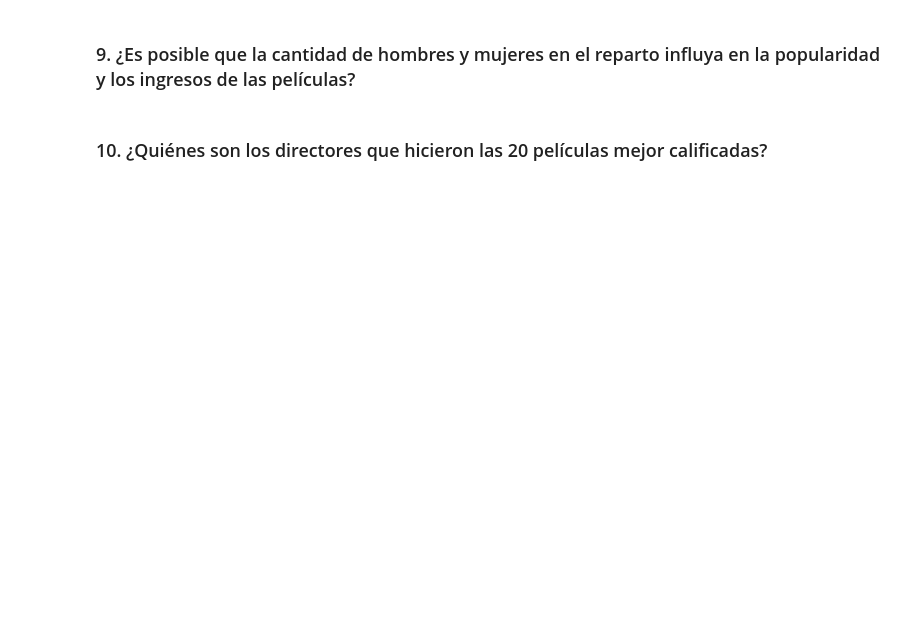
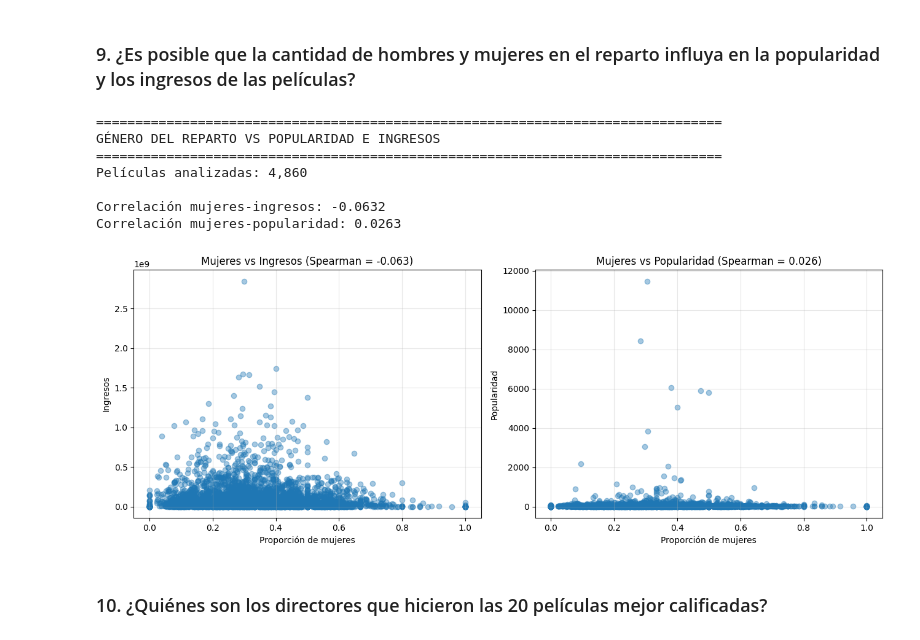
Before and after one commit to jcdiegolopez/MD-LAB01, a Jupyter notebook: main.ipynb, the cells around one changed output. Drawn from its saved outputs; the diff is of its cells as text; code cells hidden in the pictures; blank space fills up the shorter version.

```diff
--- a/main.ipynb
+++ b/main.ipynb
@@ -1391,5 +1208,55 @@ El tamaño promedio del elenco disminuyó 6.93 actores
 # %% [markdown]
 ### 9. ¿Es posible que la cantidad de hombres y mujeres en el reparto influya en la popularidad y los ingresos de las películas?
+# %%
+# 9. ¿Influye el género del reparto en la popularidad e ingresos?
+df9 = datos[
+    (datos['castWomenAmount'] >= 0) &
+    (datos['castMenAmount'] >= 0) &
+    (datos['revenue'] > 0) &
+    (datos['popularity'] > 0)
+].copy()
+
+df9['total_actores'] = df9['castWomenAmount'] + df9['castMenAmount']
+df9 = df9[(df9['total_actores'] > 0) & (df9['total_actores'] <= 50)]
+df9['proporcion_mujeres'] = df9['castWomenAmount'] / df9['total_actores']
+
+print("=" * 80)
+print("GÉNERO DEL REPARTO VS POPULARIDAD E INGRESOS")
+print("=" * 80)
+print(f"Películas analizadas: {len(df9):,}")
+
+# Correlaciones
+corr_ingresos, _ = spearmanr(df9['proporcion_mujeres'], df9['revenue'])
+corr_popularidad, _ = spearmanr(df9['proporcion_mujeres'], df9['popularity'])
+print(f"\nCorrelación mujeres-ingresos: {corr_ingresos:.4f}")
+print(f"Correlación mujeres-popularidad: {corr_popularidad:.4f}")
+
+# Gráficos
+fig, axes = plt.subplots(1, 2, figsize=(13, 5))
+
+axes[0].scatter(df9['proporcion_mujeres'], df9['revenue'], alpha=0.4)
+axes[0].set_xlabel('Proporción de mujeres')
+axes[0].set_ylabel('Ingresos')
+axes[0].set_title(f'Mujeres vs Ingresos (Spearman = {corr_ingresos:.3f})')
+axes[0].grid(alpha=0.3)
+
+axes[1].scatter(df9['proporcion_mujeres'], df9['popularity'], alpha=0.4)
+axes[1].set_xlabel('Proporción de mujeres')
+axes[1].set_ylabel('Popularidad')
+axes[1].set_title(f'Mujeres vs Popularidad (Spearman = {corr_popularidad:.3f})')
+axes[1].grid(alpha=0.3)
+
+plt.tight_layout()
+plt.show()
+# %% [output]
+================================================================================
+GÉNERO DEL REPARTO VS POPULARIDAD E INGRESOS
+================================================================================
+Películas analizadas: 4,860
+
+Correlación mujeres-ingresos: -0.0632
+Correlación mujeres-popularidad: 0.0263
+[figure, added]
 # %% [markdown]
 ### 10. ¿Quiénes son los directores que hicieron las 20 películas mejor calificadas?
 # %%
```
Also changed, not shown: parts of 6 cells of this notebook.
